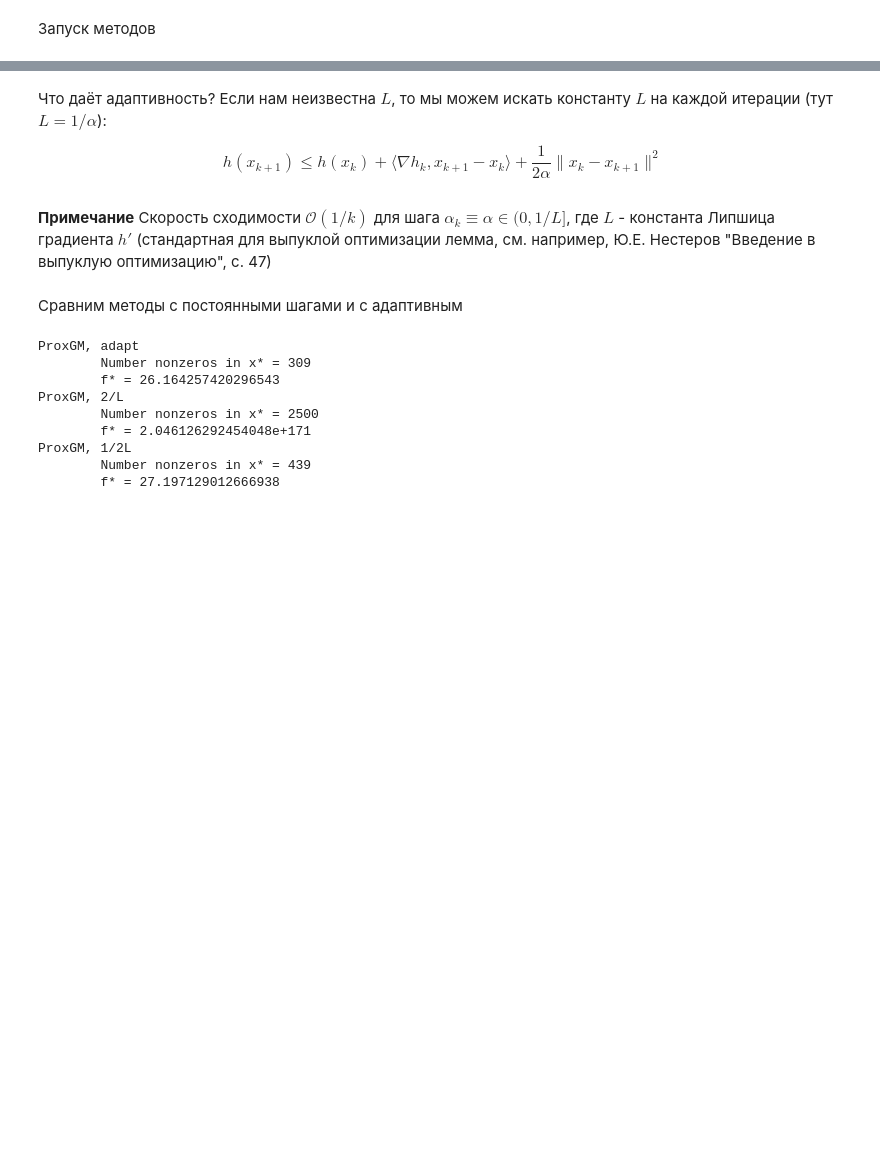
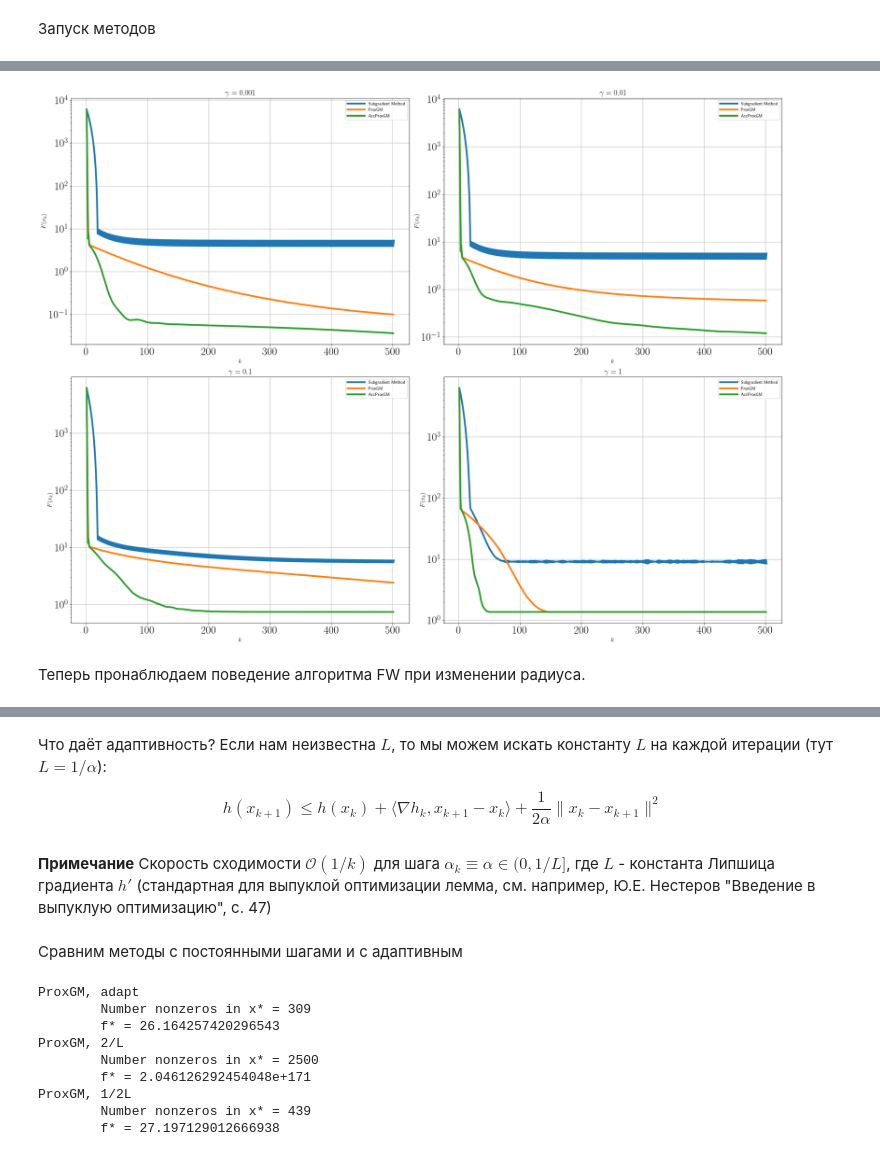
Before and after one commit to DredderGun/math_opt_course, a Jupyter notebook: lesson4_non_smooth_obj/sem3_proximal.ipynb, the cells around one changed output, grey strips where cells are left out. Saved outputs shown, nothing was run; the diff lists cells and outputs as text; code cells hidden in the pictures; blank space fills up the shorter version.

```diff
--- a/lesson4_non_smooth_obj/sem3_proximal.ipynb
+++ b/lesson4_non_smooth_obj/sem3_proximal.ipynb
@@ -236,0 +444,21 @@ plt.legend(loc="best", fontsize=24);
+# %%
+plt.rc("text", usetex=True)
+plt.figure(figsize=(24, 18))
+
+for i, (gamma, methods, F_composite) in enumerate(results, 1):
+    plt.subplot(2, 2, i)
+    for method in methods:
+        hist = [F_composite(x) for x, _ in method.history]
+        plt.semilogy(range(1, len(hist) + 1), hist, label=method.name)
+    plt.grid()
+    plt.xlabel(r"$k$", fontsize=14)
+    plt.ylabel(r"$F(x_k)$", fontsize=14)
+    plt.title(fr"$\gamma = {gamma:.3g}$", fontsize=18)
+    plt.legend(fontsize=10, loc="best")
+
+plt.tight_layout()
+plt.show()
+# %% [output]
+[figure, added]
+# %% [markdown]
+Теперь пронаблюдаем поведение алгоритма FW при изменении радиуса.
```
Also changed, not shown: parts of 34 cells of this notebook.
